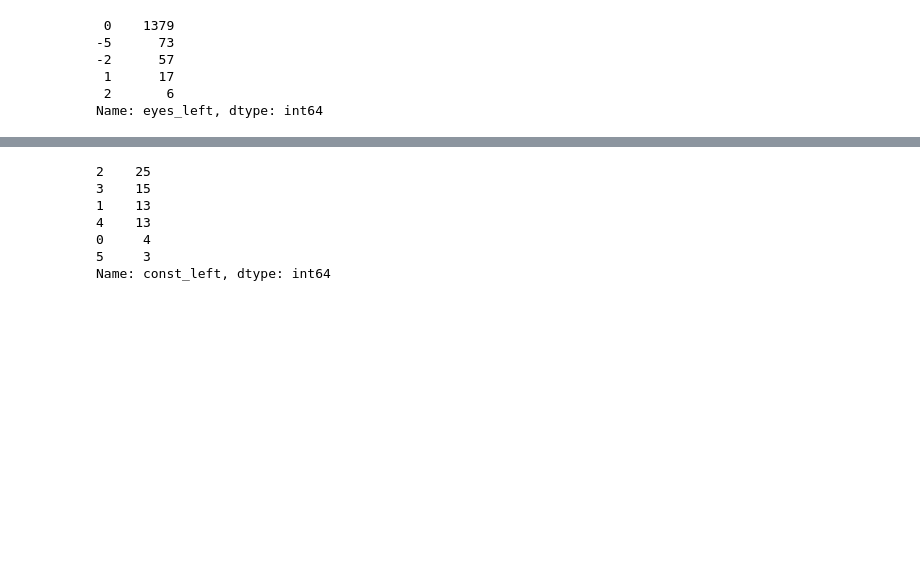
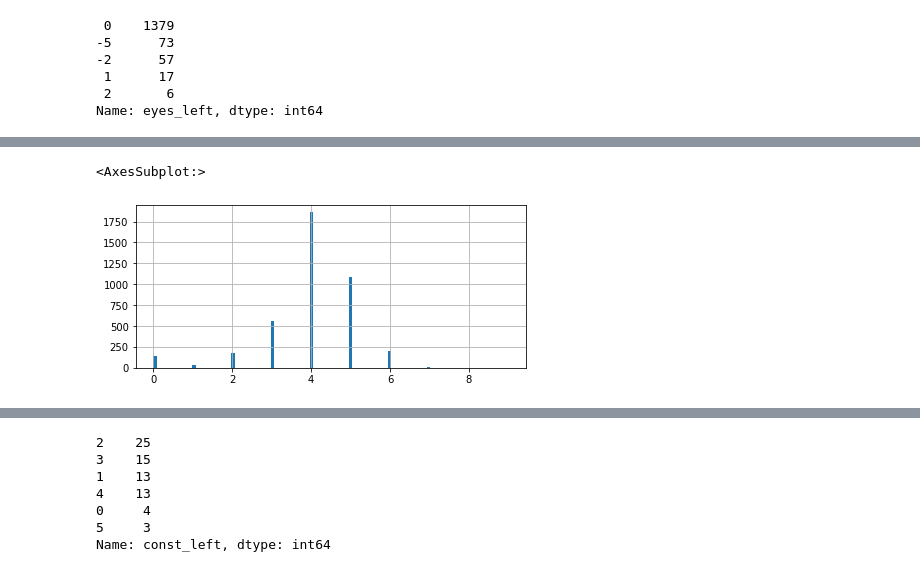
Before and after one commit to IgorSondors/data_eyes, a Jupyter notebook: check_labels.ipynb, the cells around one changed output, grey strips where cells are left out. Cells and saved outputs as stored; diff of their text form; code cells hidden in the pictures; blank space fills up the shorter version.

```diff
--- a/check_labels.ipynb
+++ b/check_labels.ipynb
@@ -193,6 +193,11 @@ def select_data(df_select, eyes=True, normalize=True, podium=True, two_faces=Tru
         #df_select = df_select[df_select.object!=1]
 
     if normalize:
+        df_select = df_select[df_select.const_left!= -1]
+        df_select = df_select[df_select.const_right!= -1]
+        df_select = df_select[df_select.const_left!= float('inf')]
+        df_select = df_select[df_select.const_right!= float('inf')]
+
         df_select['const_left']=df_select['const_left']-min(df_select.const_left)
         df_select['const_right']=df_select['const_right']-min(df_select.const_right)
 
@@ -314,5 +325,5 @@ Name: 5, dtype: object
 # %%
-df_select_cp = df_select.copy()
+df_select_cp = df_test.copy()
 
 for ind, row in df_select_cp[df_select_cp['eyes_left']==-5].iterrows():
     print(ind)
@@ -343,0 +352,5 @@ Series([], Name: const_left, dtype: int64)
+# %%
+for ind, row in df_select_cp[df_select_cp['eyes_right']==-5].iterrows():
+    print(ind)
+    df_select_cp.iloc[ind, df_select_cp.columns.get_loc('const_right')] = 0
+df_select_cp[df_select_cp['eyes_right']==-5]['const_right'].value_counts()
@@ -343,0 +397,6 @@ Series([], Name: const_left, dtype: int64)
+# %%
+df_test_norm = select_data(df_select_cp, eyes=False, normalize=True, podium=False, two_faces=False)
+df_test_norm['const_left'].hist(bins = 100, figsize = (7, 3))
+# %% [output]
+<AxesSubplot:>
+[figure, added]
```
Also changed, not shown: parts of 15 cells of this notebook, 4 other files.
